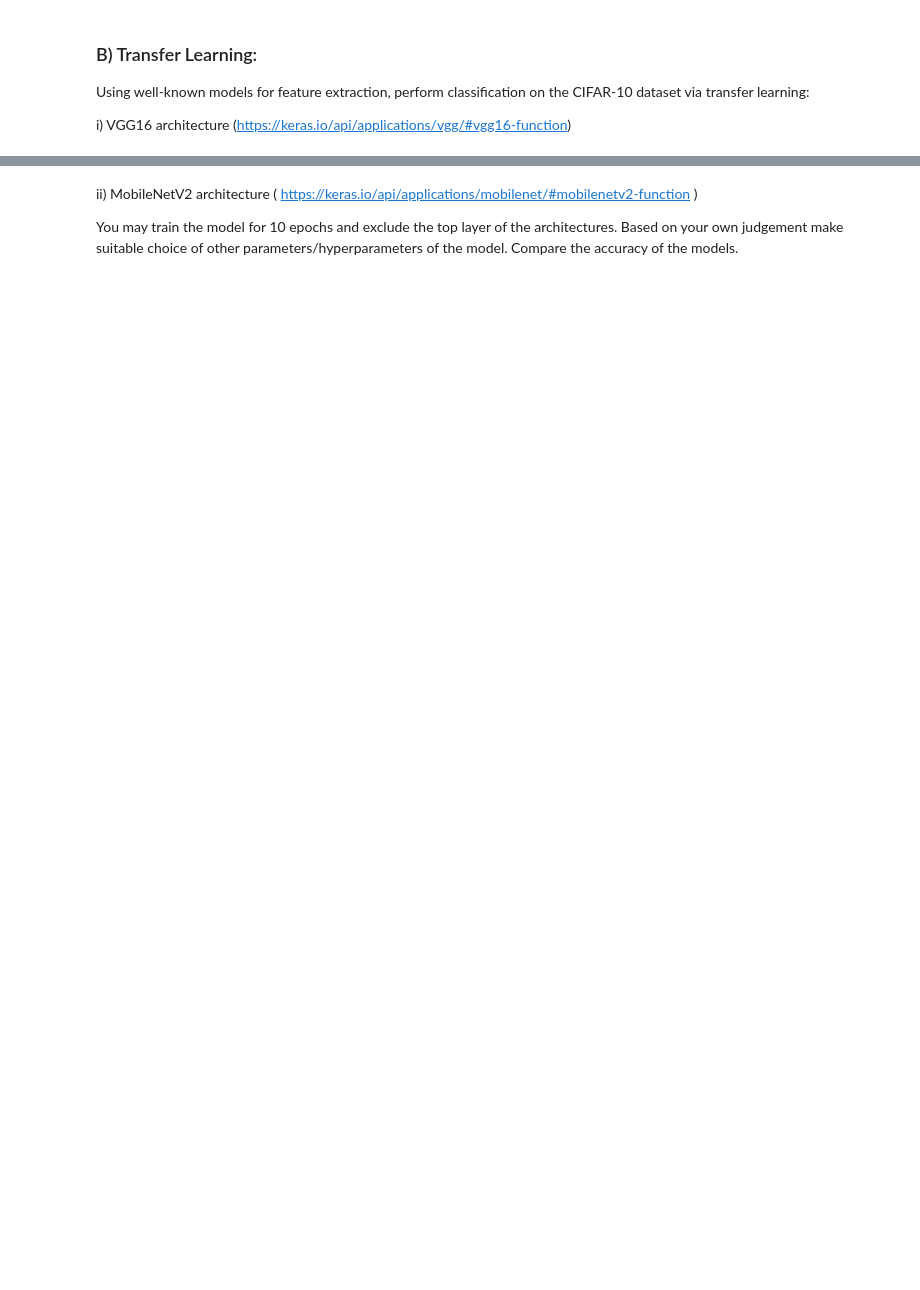
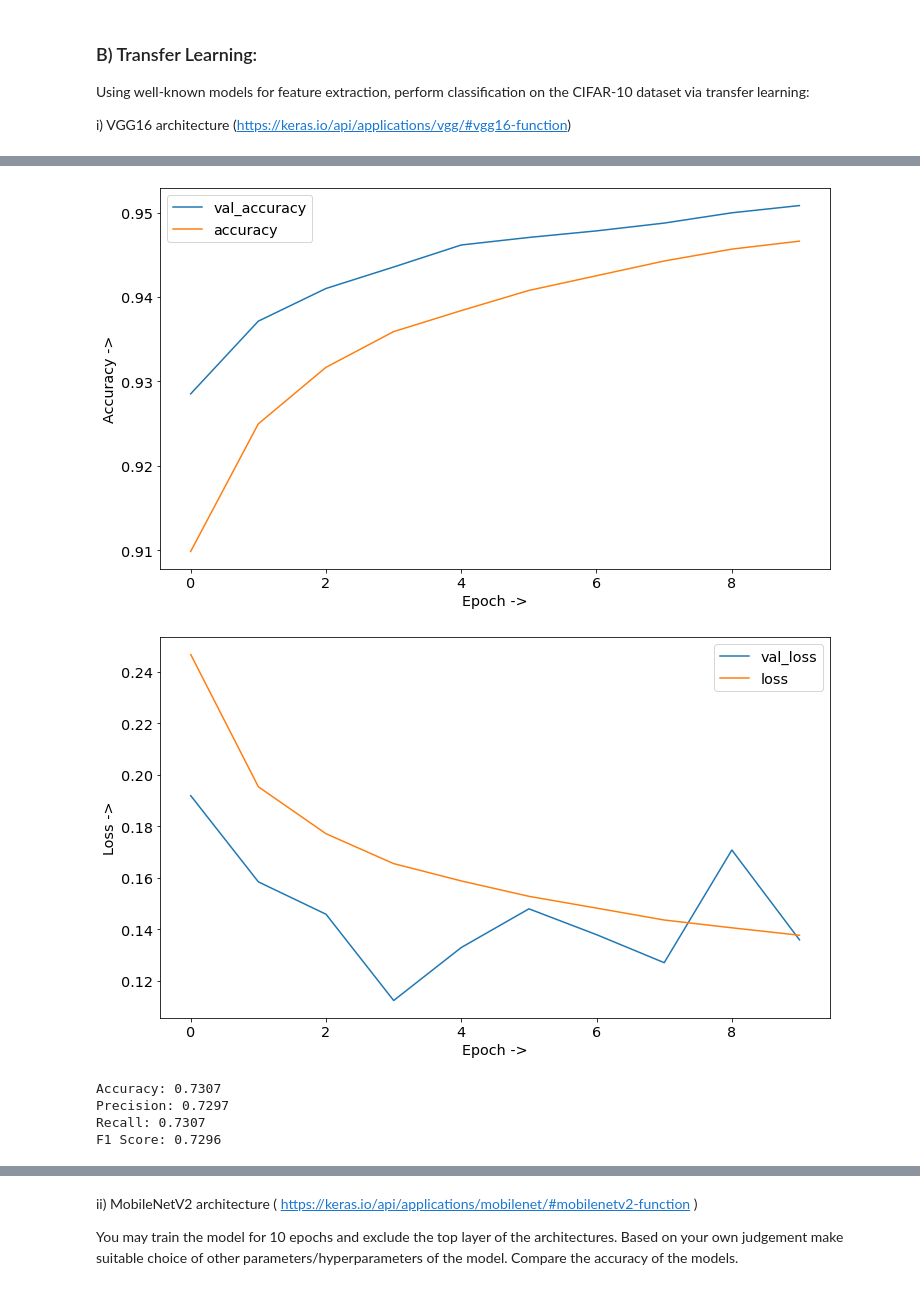
Before and after one commit to Jimut123/rkmveri-labs, a Jupyter notebook: MachineLearning/CNN_TransferLearning_6.ipynb, the cells around one changed output, grey strips where cells are left out. Cells and saved outputs as stored; diff of their text form; code cells hidden in the pictures; blank space fills up the shorter version.

```diff
--- a/MachineLearning/CNN_TransferLearning_6.ipynb
+++ b/MachineLearning/CNN_TransferLearning_6.ipynb
@@ -297,0 +828,3 @@ i) VGG16 architecture (https://keras.io/api/applications/vgg/#vgg16-function)
+# %%
+# Extract the last layer from third block of vgg16 model
+last = base_model.get_layer('block3_pool').output
@@ -297,0 +877,18 @@ i) VGG16 architecture (https://keras.io/api/applications/vgg/#vgg16-function)
+# %%
+val_datagen = ImageDataGenerator(rescale=1. / 255,
+    horizontal_flip=False)
+
+val_datagen.fit(X_val)
+val_generator = val_datagen.flow(X_val,
+                                 Y_val,
+                                 batch_size=BATCH_SIZE)
+# %%
+train_steps_per_epoch = X_train.shape[0] // BATCH_SIZE
+val_steps_per_epoch = X_val.shape[0] // BATCH_SIZE
+
+history = model.fit_generator(train_generator,
+                              steps_per_epoch=train_steps_per_epoch,
+                              validation_data=val_generator,
+                              validation_steps=val_steps_per_epoch,
+                              epochs=EPOCHS,
+                              verbose=1)
@@ -297,0 +916,27 @@ i) VGG16 architecture (https://keras.io/api/applications/vgg/#vgg16-function)
+# %%
+plt.figure(figsize=(12,7))
+legend_acc = []
+for item in history.history.keys():
+  if item.split('_')[-1:] == ['accuracy']:
+    #print("Accuracy = ",item)
+    legend_acc.append(item)
+    plt.plot(history.history[item])
+plt.ylabel('Accuracy ->')
+plt.xlabel('Epoch ->')
+plt.legend(legend_acc, loc='upper left')
+plt.show()
+
+plt.figure(figsize=(12,7))
+legend_acc = []
+for item in history.history.keys():
+  if item.split('_')[-1:] == ['loss']:
+    #print("Accuracy = ",item)
+    legend_acc.append(item)
+    plt.plot(history.history[item])
+plt.ylabel('Loss ->')
+plt.xlabel('Epoch ->')
+plt.legend(legend_acc, loc='upper right')
+plt.show()
+# %% [output]
+[figure, added]
+[figure, added]
@@ -297,0 +948,8 @@ i) VGG16 architecture (https://keras.io/api/applications/vgg/#vgg16-function)
+# %%
+get_metrics(true_labels=y_test,
+                predicted_labels=predictions)
+# %% [output]
+Accuracy: 0.7307
+Precision: 0.7297
+Recall: 0.7307
+F1 Score: 0.7296
```
Also changed, not shown: parts of 35 cells of this notebook.
